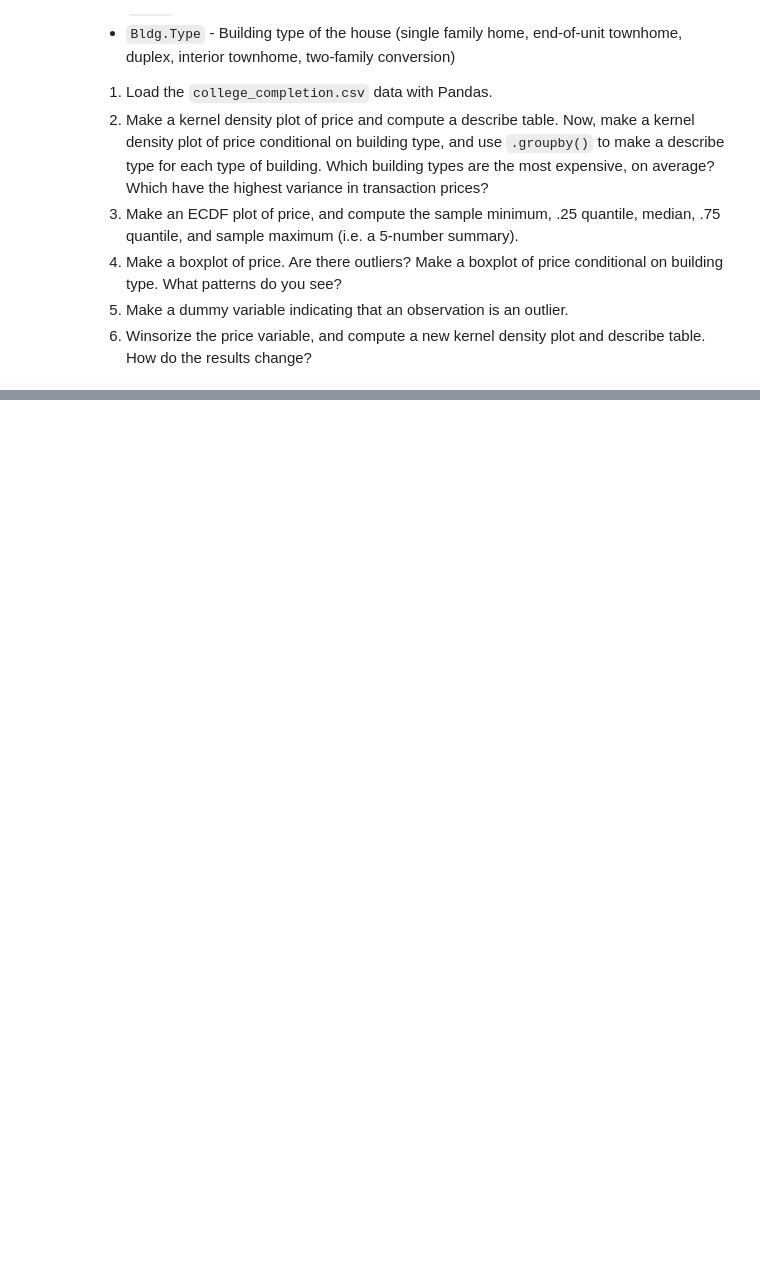
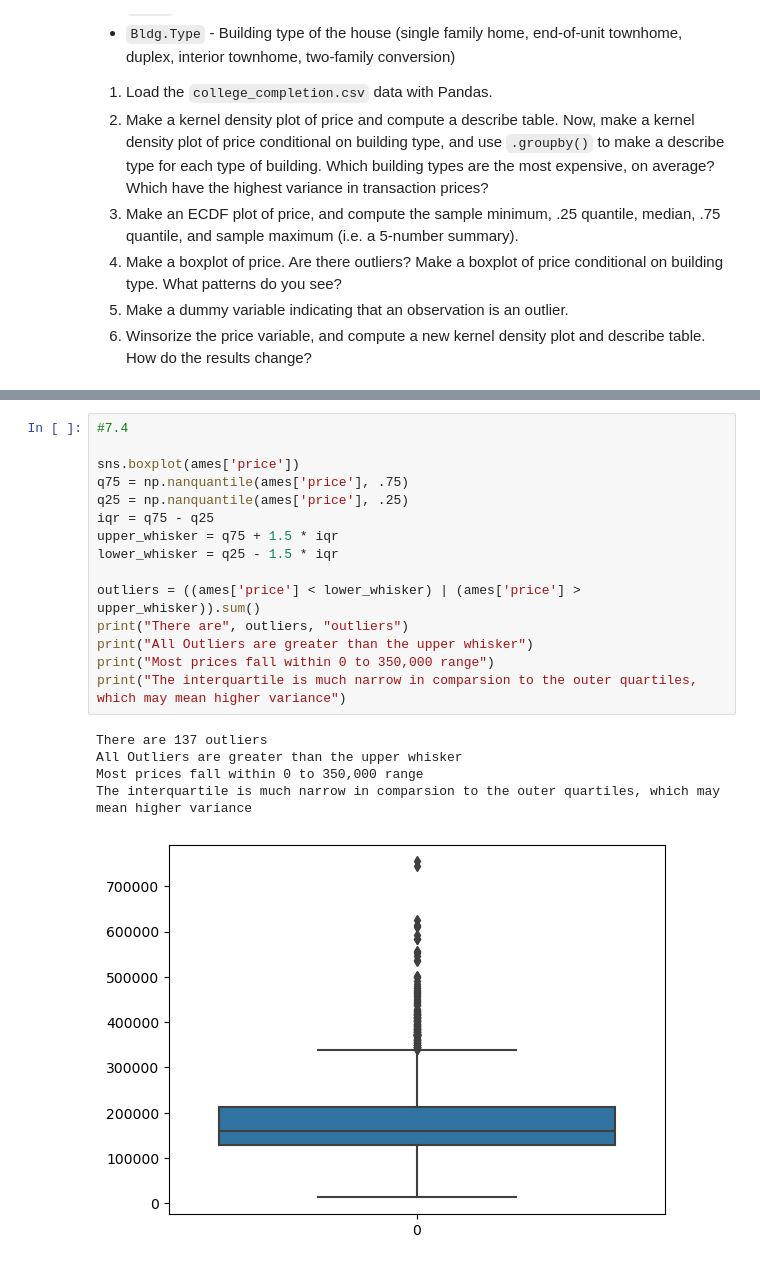
Before and after one commit to imthatpiggy/undergrad_ml_assignments, a Jupyter notebook: 01_assignment_wrangling_and_eda.ipynb, the cells around one changed output, grey strips where cells are left out. Drawn from its saved outputs; the diff is of its cells as text; blank space fills up the shorter version.

```diff
--- a/01_assignment_wrangling_and_eda.ipynb
+++ b/01_assignment_wrangling_and_eda.ipynb
@@ -568,0 +619,21 @@ We'll use the `ames_prices.csv` dataset. The "relevant" variables for this quest
+# %%
+#7.4
+
+sns.boxplot(ames['price'])
+q75 = np.nanquantile(ames['price'], .75)
+q25 = np.nanquantile(ames['price'], .25)
+iqr = q75 - q25
+upper_whisker = q75 + 1.5 * iqr
+lower_whisker = q25 - 1.5 * iqr
+
+outliers = ((ames['price'] < lower_whisker) | (ames['price'] > upper_whisker)).sum()
+print("There are", outliers, "outliers")
+print("All Outliers are greater than the upper whisker")
+print("Most prices fall within 0 to 350,000 range")
+print("The interquartile is much narrow in comparsion to the outer quartiles, which may mean higher variance")
+# %% [output]
+There are 137 outliers
+All Outliers are greater than the upper whisker
+Most prices fall within 0 to 350,000 range
+The interquartile is much narrow in comparsion to the outer quartiles, which may mean higher variance
+[figure, added]
```
Also changed, not shown: parts of 6 cells of this notebook.
